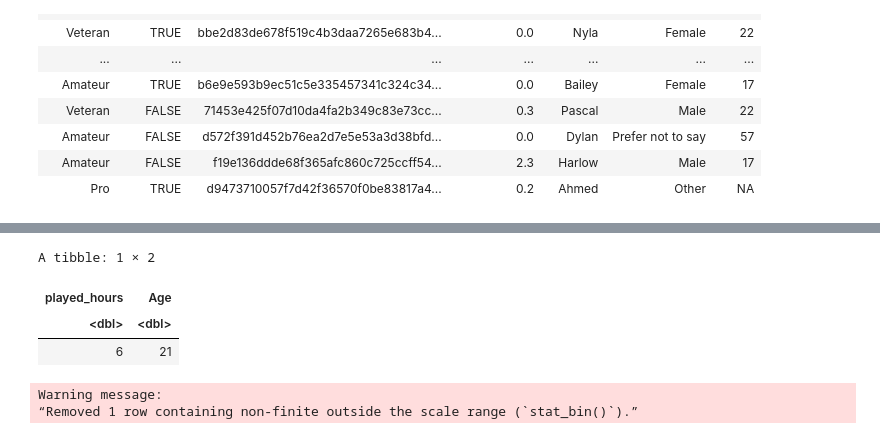
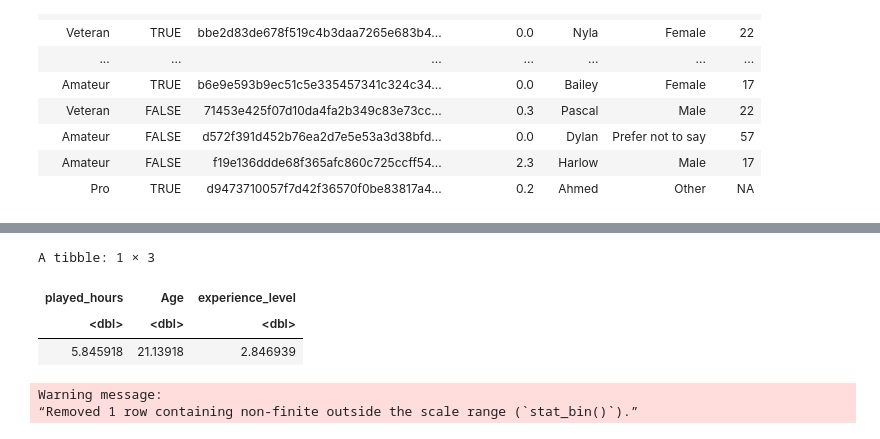
Before and after one commit to Tina20444/Subscription-Analysis, a Jupyter notebook: Planning_Report.ipynb, the cells around one changed output, grey strips where cells are left out. Drawn from its saved outputs; the diff is of its cells as text; code cells hidden in the pictures.

```diff
--- a/Planning_Report.ipynb
+++ b/Planning_Report.ipynb
@@ -77,3 +78,6 @@ A spec_tbl_df: 196 × 7
 | Amateur | FALSE | d572f391d452b76ea2d7e5e53a3d38bfd... | 0.0 | Dylan | Prefer not to say | 57 |
 | Amateur | FALSE | f19e136ddde68f365afc860c725ccff54... | 2.3 | Harlow | Male | 17 |
 | Pro | TRUE | d9473710057f7d42f36570f0be83817a4... | 0.2 | Ahmed | Other | NA |
+# %%
+players<-mutate(players, experience_level = as.numeric(factor(experience, levels = c("Beginner", "Regular", "Amateur", "Veteran", "Pro"))))
+players
@@ -80,13 +104,13 @@ A spec_tbl_df: 196 × 7
 # %%
 numeric_means <- players |>
   select(where(is.numeric)) |>
-  summarise(across(everything(), ~ round(mean(.x, na.rm = TRUE))))
+  summarise(across(everything(),~mean(.x, na.rm = TRUE)))
 numeric_means
 # %% [output]
-A tibble: 1 × 2
+A tibble: 1 × 3
-| played_hours | Age |
-| <dbl> | <dbl> |
-| 6 | 21 |
+| played_hours | Age | experience_level |
+| <dbl> | <dbl> | <dbl> |
+| 5.845918 | 21.13918 | 2.846939 |
 # %%
 age_summary <- players |>
   group_by(Age) |>
```
Also changed, not shown: parts of 7 cells of this notebook.
